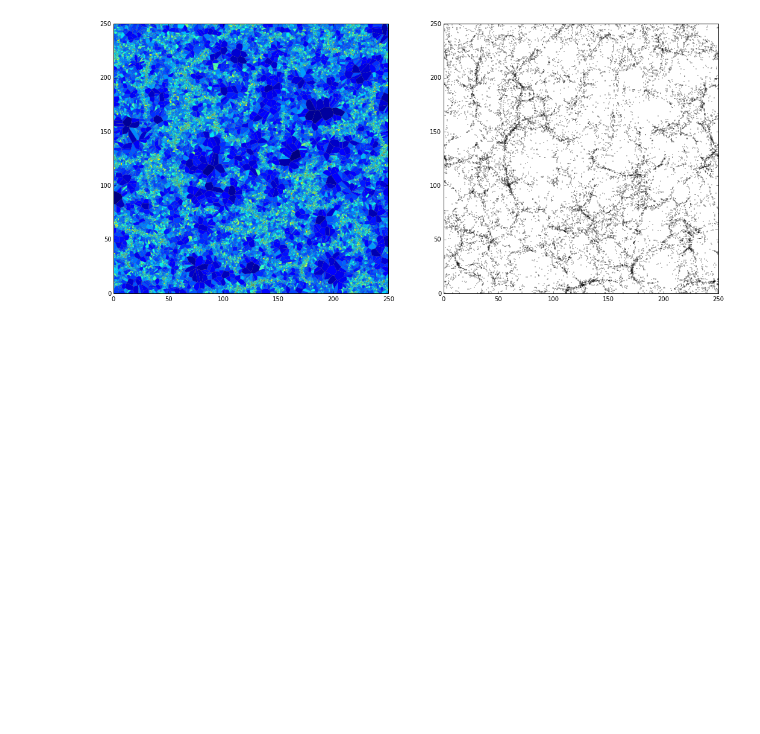
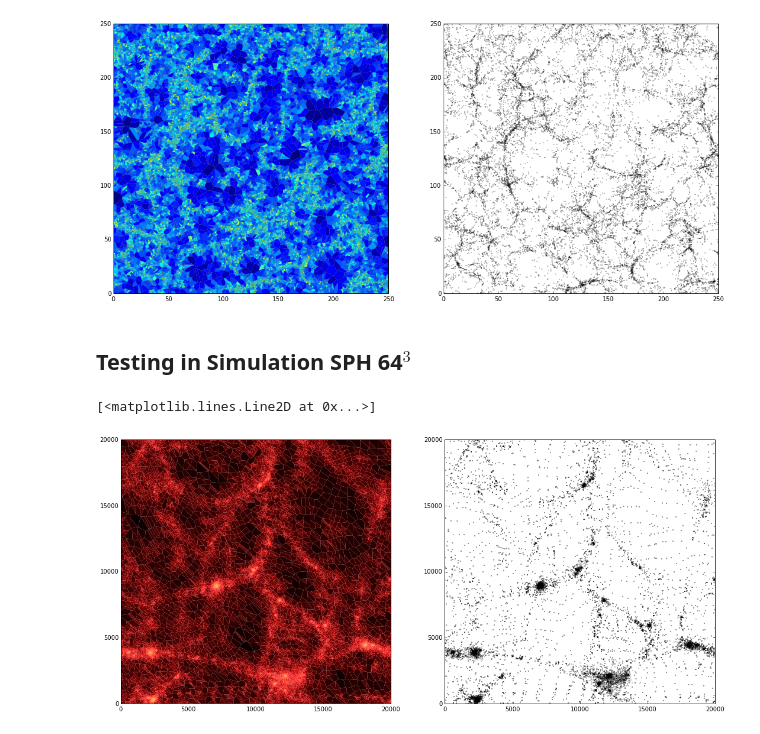
Before and after one commit to sbustamante/VoronoiWeb, a Jupyter notebook: codes/voronoi_differentiation.ipynb, the cells around one changed output. Drawn from its saved outputs; the diff is of its cells as text; code cells hidden in the pictures; blank space fills up the shorter version.

Commit message:
Testing in SPH simulation

```diff
--- a/codes/voronoi_differentiation.ipynb
+++ b/codes/voronoi_differentiation.ipynb
@@ -74,3 +74,32 @@ axe2.plot( X, Y, ".", color="black", ms=1.0 )
 # %% [output]
 [<matplotlib.lines.Line2D at 0x...>]
 [figure]
+# %% [markdown]
+## Testing in Simulation SPH 64$^3$
+# %%
+#Loading data of simulation
+datos = np.loadtxt( "simulation.dat", usecols=(1,2,3) )
+# %%
+#Filtering data
+zmin = 0.0
+zmax = 1000.0
+X, Y, Z = datos[ (zmin<=datos[:,2])&(datos[:,2]<=zmax) ].T
+# %%
+#Defining voronoifield object
+field = vorn.voronoifield(X,Y)
+#Constructing mesh 2d
+field.voronoimesh2d(condition="finite", Lx=[0,20000], Ly=[0,20000])
+#Calculating area of each cell
+field.voronoisurface()
+#Density
+field.f = np.log10(1/field.surface)
+# %%
+#Plotting
+fig = plt.figure( figsize = (18,8) )
+axe1 = fig.add_subplot(1,2,1)
+field.voronoishow( cmap="hot", axes = axe1, lw = 0.0 )
+axe2 = fig.add_subplot(1,2,2)
+axe2.plot( X, Y, ".", color="black", ms=1.0 )
+# %% [output]
+[<matplotlib.lines.Line2D at 0x...>]
+[figure, added]
```
Also changed, not shown: 1 other file.
